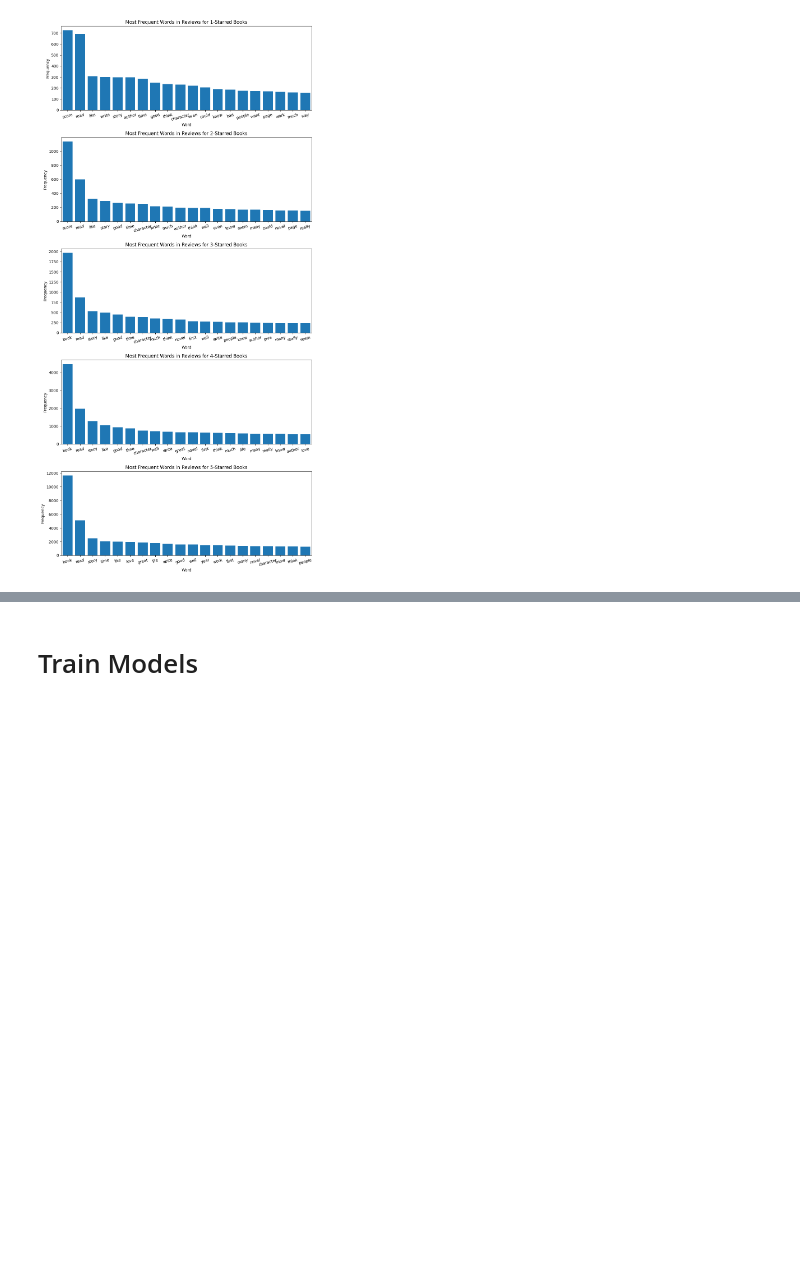
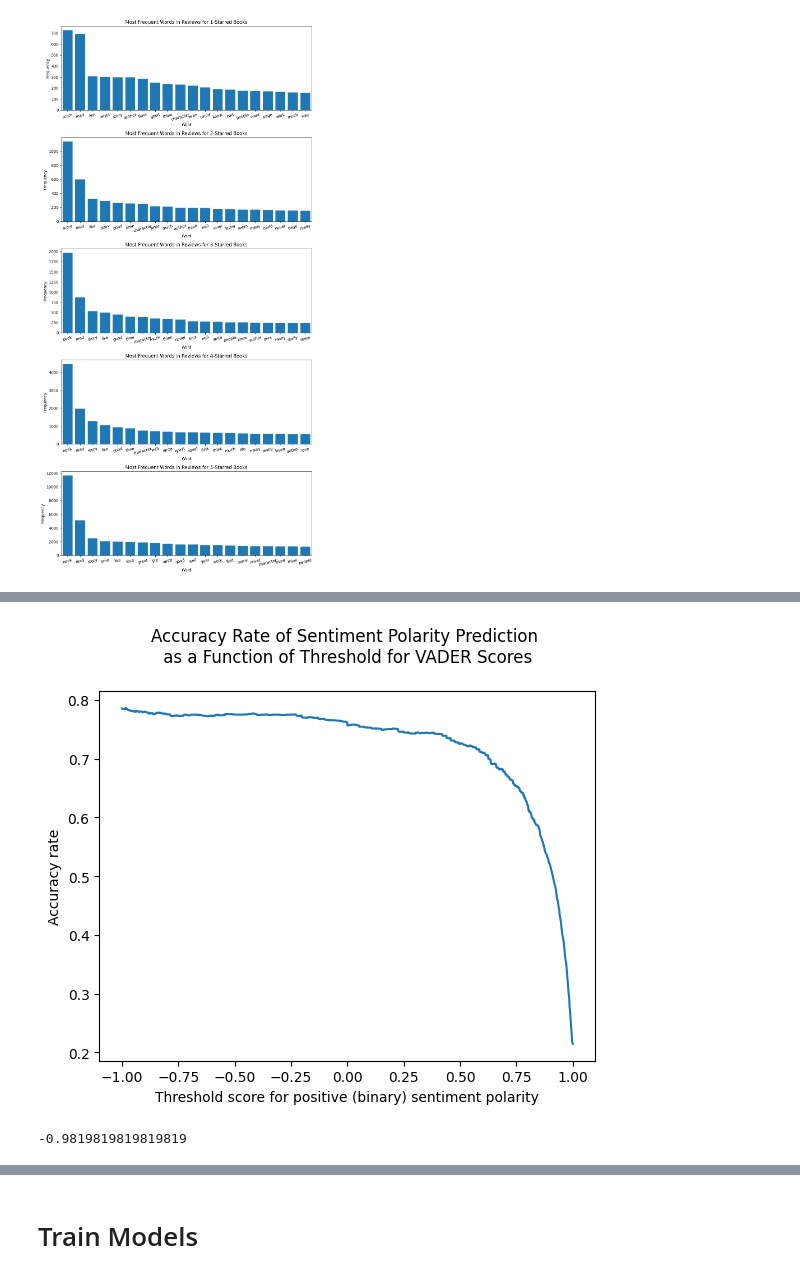
Before and after one commit to Darkt1on/Amazon-book-review, a Jupyter notebook: Amazon_book_review.ipynb, the cells around one changed output, grey strips where cells are left out. Saved outputs shown, nothing was run; the diff lists cells and outputs as text; code cells hidden in the pictures; blank space fills up the shorter version.

```diff
--- a/Amazon_book_review.ipynb
+++ b/Amazon_book_review.ipynb
@@ -471,0 +527,22 @@ def display_score(model, X_train=X_train, y_train=y_train, X_test=X_test, y_test
+# %%
+# Tuning sentiment analyzer by adjusting threshold
+
+def try_threshold_for_accuracy(sentiment_scores, threshold_for_pos):
+    VADER_binary_polarity = ['positive' if s >= threshold_for_pos else 'negative' for s in list(sentiment_scores)]
+    accuracy = metrics.accuracy_score(polarity_test, VADER_binary_polarity)
+    return(accuracy)
+
+thresholds = np.linspace(-1,1,1000)
+acc_rates = [try_threshold_for_accuracy(VADER_polarity_pred_df['VADER Score'], threshold) for threshold in thresholds]
+
+plt.plot(thresholds, acc_rates)
+plt.xlabel("Threshold score for positive (binary) sentiment polarity")
+plt.ylabel("Accuracy rate")
+plt.title("Accuracy Rate of Sentiment Polarity Prediction \n as a Function of Threshold for VADER Scores \n")
+plt.show()
+
+# Threshold with best accuracy
+thresholds[acc_rates.index(max(acc_rates))]
+# %% [output]
+[figure, added]
+-0.9819819819819819
```
Also changed, not shown: parts of 32 cells of this notebook.
